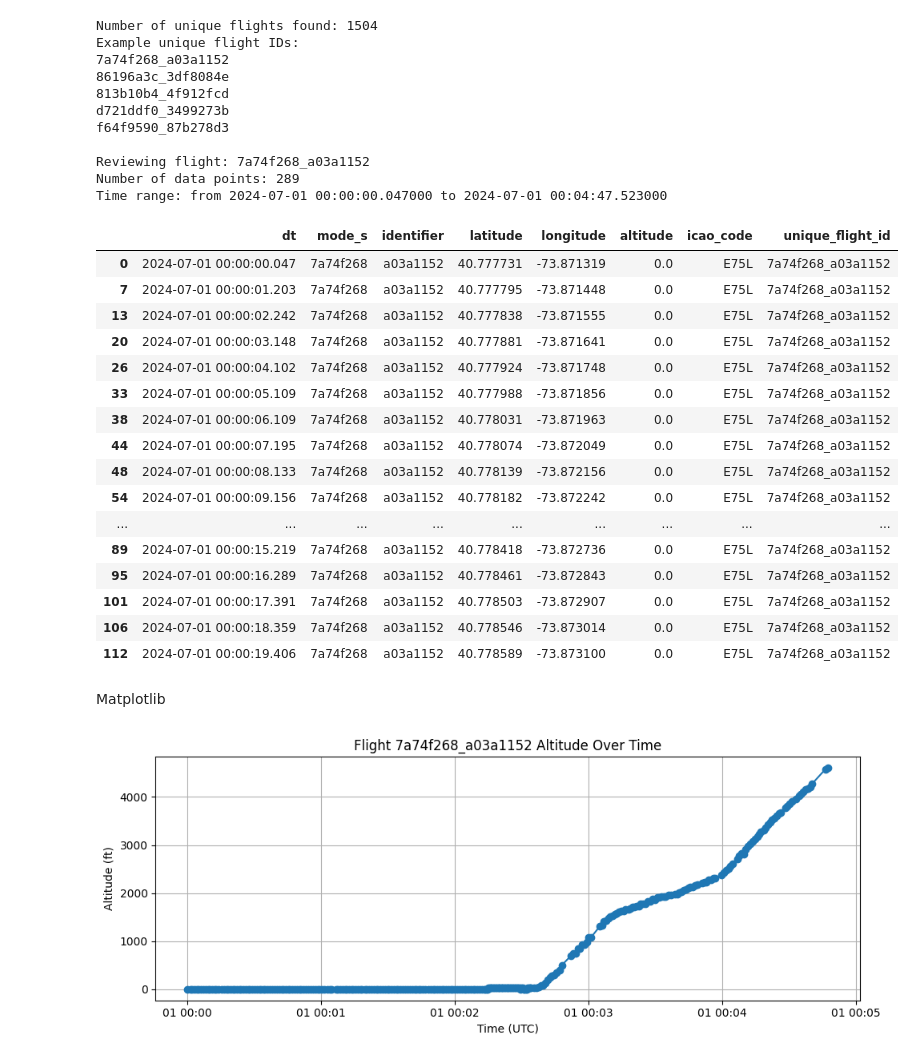
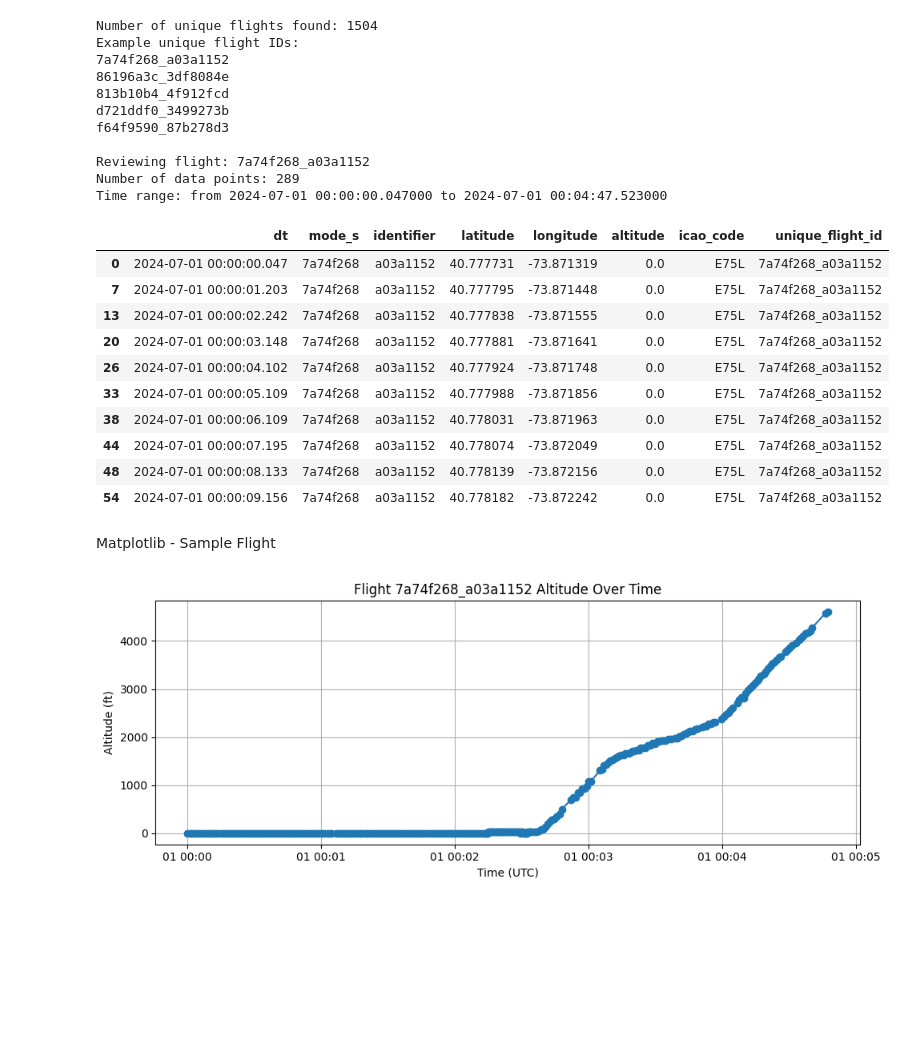
Before and after one commit to philip-sparks/aircraft_data_analysis, a Jupyter notebook: data_analysis.ipynb, the cells around one changed output. Cells and saved outputs as stored; diff of their text form; code cells hidden in the pictures; blank space fills up the shorter version.

```diff
--- a/data_analysis.ipynb
+++ b/data_analysis.ipynb
@@ -131,28 +134,22 @@ Time range: from 2024-07-01 00:00:00.047000 to 2024-07-01 00:04:47.523000
 # %%
 # Filter the data for that flight
 flight_df = position_df[position_df['unique_flight_id'] == sample_flight_id].copy()
-flight_df.head(20)
+flight_df.head(10)
 # flight_df
 # %% [output]
 |  | dt | mode_s | identifier | latitude | longitude | altitude | icao_code | unique_flight_id |
 | 0 | 2024-07-01 00:00:00.047 | 7a74f268 | a03a1152 | 40.777731 | -73.871319 | 0.0 | E75L | 7a74f268_a03a1152 |
 | 7 | 2024-07-01 00:00:01.203 | 7a74f268 | a03a1152 | 40.777795 | -73.871448 | 0.0 | E75L | 7a74f268_a03a1152 |
 | 13 | 2024-07-01 00:00:02.242 | 7a74f268 | a03a1152 | 40.777838 | -73.871555 | 0.0 | E75L | 7a74f268_a03a1152 |
 | 20 | 2024-07-01 00:00:03.148 | 7a74f268 | a03a1152 | 40.777881 | -73.871641 | 0.0 | E75L | 7a74f268_a03a1152 |
 | 26 | 2024-07-01 00:00:04.102 | 7a74f268 | a03a1152 | 40.777924 | -73.871748 | 0.0 | E75L | 7a74f268_a03a1152 |
 | 33 | 2024-07-01 00:00:05.109 | 7a74f268 | a03a1152 | 40.777988 | -73.871856 | 0.0 | E75L | 7a74f268_a03a1152 |
 | 38 | 2024-07-01 00:00:06.109 | 7a74f268 | a03a1152 | 40.778031 | -73.871963 | 0.0 | E75L | 7a74f268_a03a1152 |
 | 44 | 2024-07-01 00:00:07.195 | 7a74f268 | a03a1152 | 40.778074 | -73.872049 | 0.0 | E75L | 7a74f268_a03a1152 |
 | 48 | 2024-07-01 00:00:08.133 | 7a74f268 | a03a1152 | 40.778139 | -73.872156 | 0.0 | E75L | 7a74f268_a03a1152 |
 | 54 | 2024-07-01 00:00:09.156 | 7a74f268 | a03a1152 | 40.778182 | -73.872242 | 0.0 | E75L | 7a74f268_a03a1152 |
-| ... | ... | ... | ... | ... | ... | ... | ... | ... |
-| 89 | 2024-07-01 00:00:15.219 | 7a74f268 | a03a1152 | 40.778418 | -73.872736 | 0.0 | E75L | 7a74f268_a03a1152 |
-| 95 | 2024-07-01 00:00:16.289 | 7a74f268 | a03a1152 | 40.778461 | -73.872843 | 0.0 | E75L | 7a74f268_a03a1152 |
-| 101 | 2024-07-01 00:00:17.391 | 7a74f268 | a03a1152 | 40.778503 | -73.872907 | 0.0 | E75L | 7a74f268_a03a1152 |
-| 106 | 2024-07-01 00:00:18.359 | 7a74f268 | a03a1152 | 40.778546 | -73.873014 | 0.0 | E75L | 7a74f268_a03a1152 |
-| 112 | 2024-07-01 00:00:19.406 | 7a74f268 | a03a1152 | 40.778589 | -73.873100 | 0.0 | E75L | 7a74f268_a03a1152 |
 # %% [markdown]
-Matplotlib
+Matplotlib - Sample Flight
 # %%
 plt.figure(figsize=(10, 4))
 plt.plot(flight_df['dt'], flight_df['altitude'], marker='o', linestyle='-')
```
Also changed, not shown: parts of 22 cells of this notebook.
